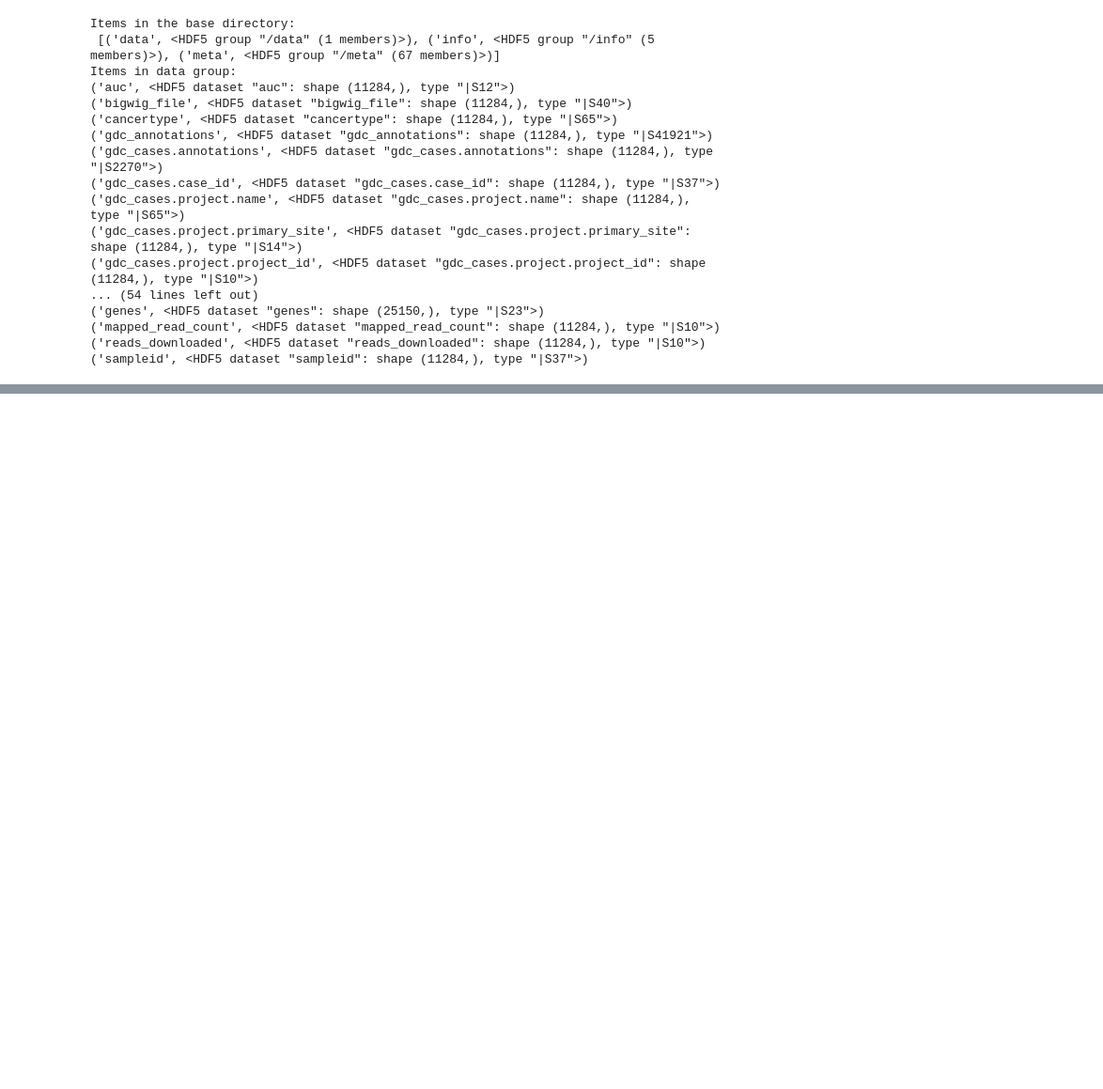
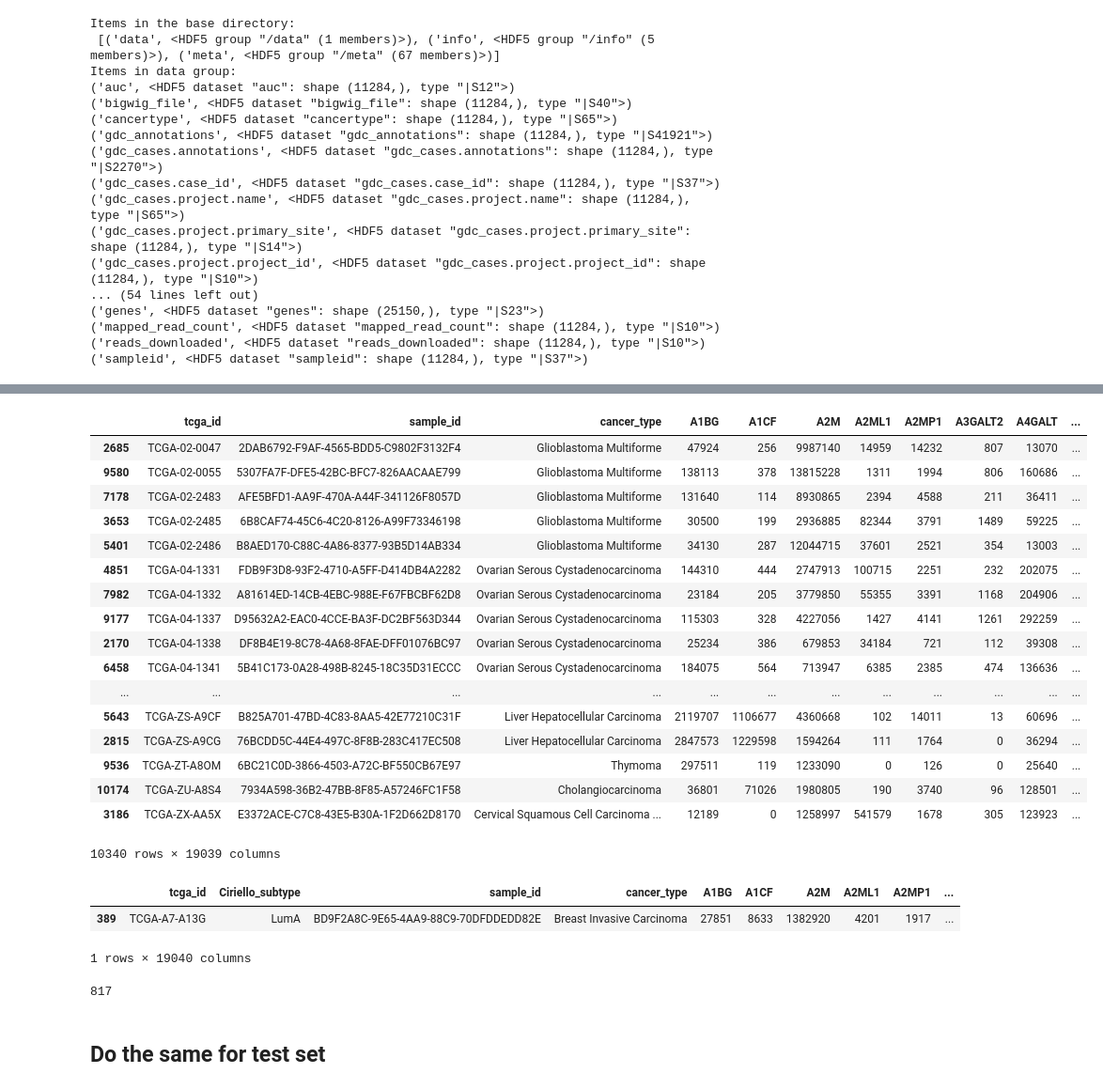
Before and after one commit to DEIB-GECO/brca_subtype, a Jupyter notebook: notebooks/ARCHS4_tcga_preprocessing.ipynb, the cells around one changed output, grey strips where cells are left out. Shown: that part at 94% size. Drawn from its saved outputs; the diff is of its cells as text; code cells hidden in the pictures; blank space fills up the shorter version.

```diff
--- a/notebooks/ARCHS4_tcga_preprocessing.ipynb
+++ b/notebooks/ARCHS4_tcga_preprocessing.ipynb
@@ -101,0 +112,3 @@ len(common_all)
+# %%
+tcga_raw_19036 = pd.read_pickle("../data/tcga_raw_19036.pkl")
+brca_train = pd.read_csv("../data/TCGA_source/TCGA817-FULL_SET.csv")
@@ -101,0 +121,2 @@ len(common_all)
+# %%
+tcga_raw_19036.sort_values(by="tcga_id", inplace=True)
@@ -101,0 +134,25 @@ len(common_all)
+# %%
+tcga_raw_19036["tcga_id"] = tcga_raw_19036["tcga_id"].apply(lambda x: x[:12])
+# %%
+tcga_raw_19036.drop_duplicates(subset="tcga_id", keep="first", inplace=True)
+# %%
+tcga_raw_19036
+# %% [output]
+|  | tcga_id | sample_id | cancer_type | A1BG | A1CF | A2M | A2ML1 | A2MP1 | A3GALT2 | A4GALT | ... |
+| 2685 | TCGA-02-0047 | 2DAB6792-F9AF-4565-BDD5-C9802F3132F4 | Glioblastoma Multiforme | 47924 | 256 | 9987140 | 14959 | 14232 | 807 | 13070 | ... |
+| 9580 | TCGA-02-0055 | 5307FA7F-DFE5-42BC-BFC7-826AACAAE799 | Glioblastoma Multiforme | 138113 | 378 | 13815228 | 1311 | 1994 | 806 | 160686 | ... |
+| 7178 | TCGA-02-2483 | AFE5BFD1-AA9F-470A-A44F-341126F8057D | Glioblastoma Multiforme | 131640 | 114 | 8930865 | 2394 | 4588 | 211 | 36411 | ... |
+| 3653 | TCGA-02-2485 | 6B8CAF74-45C6-4C20-8126-A99F73346198 | Glioblastoma Multiforme | 30500 | 199 | 2936885 | 82344 | 3791 | 1489 | 59225 | ... |
+| 5401 | TCGA-02-2486 | B8AED170-C88C-4A86-8377-93B5D14AB334 | Glioblastoma Multiforme | 34130 | 287 | 12044715 | 37601 | 2521 | 354 | 13003 | ... |
+| 4851 | TCGA-04-1331 | FDB9F3D8-93F2-4710-A5FF-D414DB4A2282 | Ovarian Serous Cystadenocarcinoma | 144310 | 444 | 2747913 | 100715 | 2251 | 232 | 202075 | ... |
+| 7982 | TCGA-04-1332 | A81614ED-14CB-4EBC-988E-F67FBCBF62D8 | Ovarian Serous Cystadenocarcinoma | 23184 | 205 | 3779850 | 55355 | 3391 | 1168 | 204906 | ... |
+| 9177 | TCGA-04-1337 | D95632A2-EAC0-4CCE-BA3F-DC2BF563D344 | Ovarian Serous Cystadenocarcinoma | 115303 | 328 | 4227056 | 1427 | 4141 | 1261 | 292259 | ... |
+| 2170 | TCGA-04-1338 | DF8B4E19-8C78-4A68-8FAE-DFF01076BC97 | Ovarian Serous Cystadenocarcinoma | 25234 | 386 | 679853 | 34184 | 721 | 112 | 39308 | ... |
+| 6458 | TCGA-04-1341 | 5B41C173-0A28-498B-8245-18C35D31ECCC | Ovarian Serous Cystadenocarcinoma | 184075 | 564 | 713947 | 6385 | 2385 | 474 | 136636 | ... |
+| ... | ... | ... | ... | ... | ... | ... | ... | ... | ... | ... | ... |
+| 5643 | TCGA-ZS-A9CF | B825A701-47BD-4C83-8AA5-42E77210C31F | Liver Hepatocellular Carcinoma | 2119707 | 1106677 | 4360668 | 102 | 14011 | 13 | 60696 | ... |
+| 2815 | TCGA-ZS-A9CG | 76BCDD5C-44E4-497C-8F8B-283C417EC508 | Liver Hepatocellular Carcinoma | 2847573 | 1229598 | 1594264 | 111 | 1764 | 0 | 36294 | ... |
+| 9536 | TCGA-ZT-A8OM | 6BC21C0D-3866-4503-A72C-BF550CB67E97 | Thymoma | 297511 | 119 | 1233090 | 0 | 126 | 0 | 25640 | ... |
+| 10174 | TCGA-ZU-A8S4 | 7934A598-36B2-47BB-8F85-A57246FC1F58 | Cholangiocarcinoma | 36801 | 71026 | 1980805 | 190 | 3740 | 96 | 128501 | ... |
+| 3186 | TCGA-ZX-AA5X | E3372ACE-C7C8-43E5-B30A-1F2D662D8170 | Cervical Squamous Cell Carcinoma ... | 12189 | 0 | 1258997 | 541579 | 1678 | 305 | 123923 | ... |
+10340 rows × 19039 columns
@@ -101,0 +161,10 @@ len(common_all)
+# %%
+merged[merged["tcga_id"]=="TCGA-A7-A13G"]
+# %% [output]
+|  | tcga_id | Ciriello_subtype | sample_id | cancer_type | A1BG | A1CF | A2M | A2ML1 | A2MP1 | ... |
+| 389 | TCGA-A7-A13G | LumA | BD9F2A8C-9E65-4AA9-88C9-70DFDDEDD82E | Breast Invasive Carcinoma | 27851 | 8633 | 1382920 | 4201 | 1917 | ... |
+1 rows × 19040 columns
+# %%
+len(np.intersect1d(brca_train["tcga_id"].values, tcga_raw_19036["tcga_id"].values))
+# %% [output]
+817
@@ -101,0 +173,2 @@ len(common_all)
+# %% [markdown]
+## Do the same for test set
```
Also changed, not shown: parts of 61 cells of this notebook, 31 other files.
